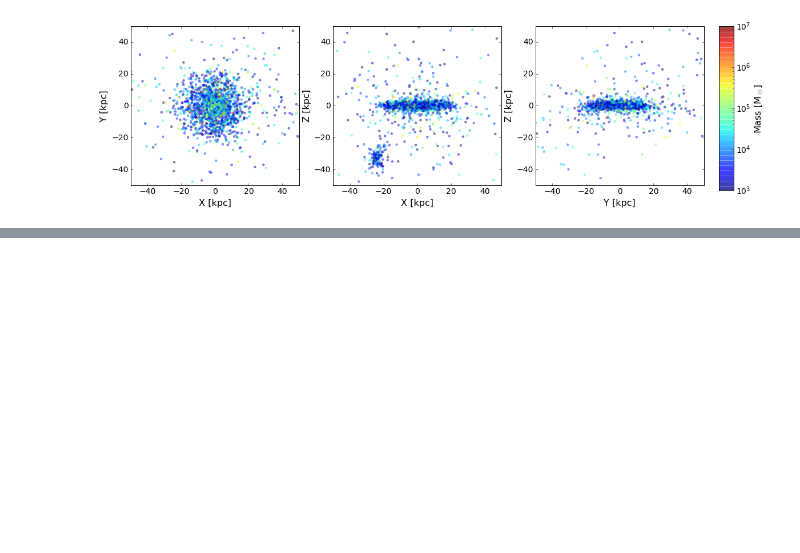
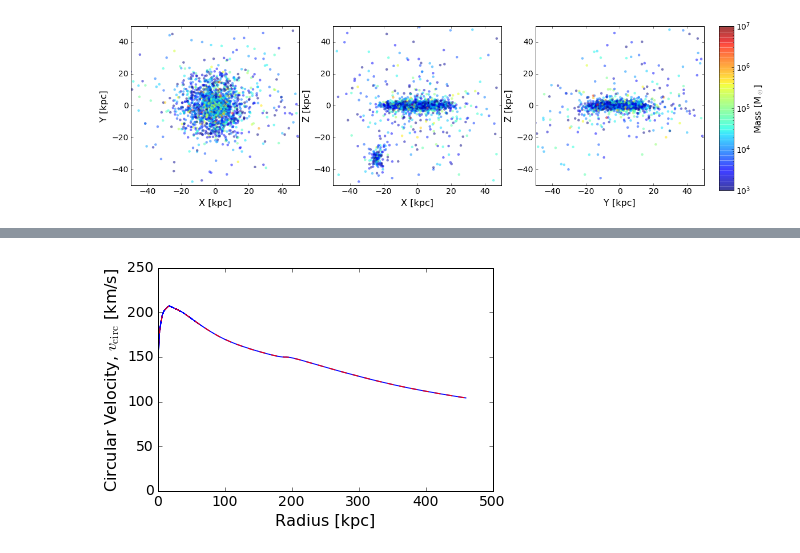
Before and after one commit to pablocoque/post_process_routines, a Jupyter notebook: src/analysis.ipynb, the cells around one changed output, grey strips where cells are left out. Cells and saved outputs as stored; diff of their text form; code cells hidden in the pictures; blank space fills up the shorter version.

```diff
--- a/src/analysis.ipynb
+++ b/src/analysis.ipynb
@@ -194,0 +209,9 @@ for i in range(len(sigma)):
+# %%
+plt.plot(1e3*parts_radius[isort_parts], Vc_parts[isort_parts])
+plt.plot(1e3*r_test, Vc_f(r_test), 'r--')
+plt.xlabel('Radius [kpc]', fontsize=16)
+plt.ylabel(r'Circular Velocity, $v_{\rm{circ}}$ [km/s]', fontsize=16)
+plt.tick_params(axis='both', which='both', labelsize=14)
+plt.tick_params(axis='both', which='both', labelsize=14)
+# %% [output]
+[figure, added]
```
Also changed, not shown: parts of 30 cells of this notebook, 1 other file.
